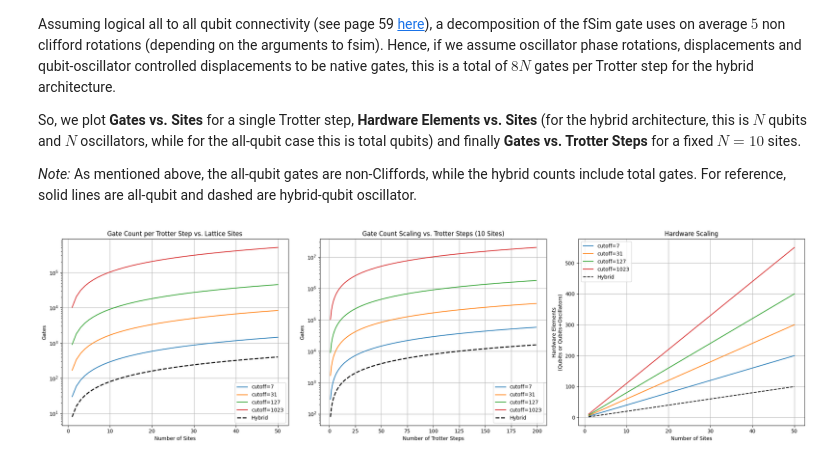
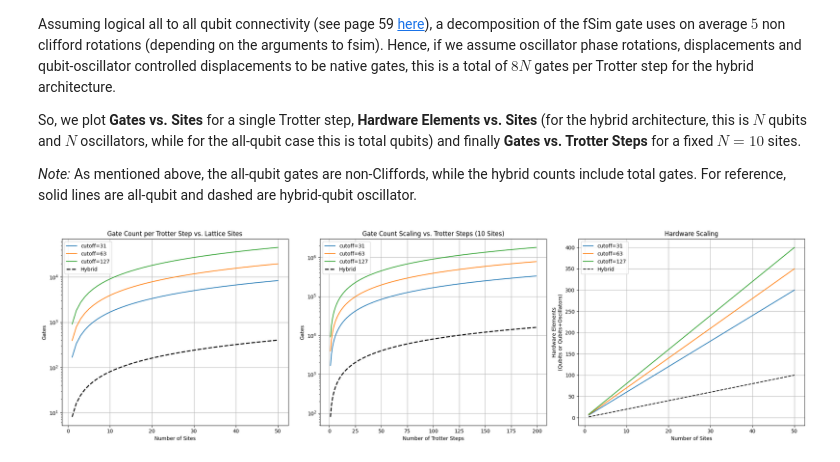
Before and after one commit to samgodwood/bosonic-qiskit, a Jupyter notebook: playground/bosonic_operator_costs/holstein/qubit_holstein.ipynb, the cells around one changed output. Saved outputs shown, nothing was run; the diff lists cells and outputs as text; code cells hidden in the pictures.

```diff
--- a/playground/bosonic_operator_costs/holstein/qubit_holstein.ipynb
+++ b/playground/bosonic_operator_costs/holstein/qubit_holstein.ipynb
@@ -317,7 +317,7 @@ So, we plot **Gates vs. Sites** for a single Trotter step, **Hardware Elements v
 *Note:* As mentioned above, the all-qubit gates are non-Cliffords, while the hybrid counts include total gates. For reference, solid lines are all-qubit and dashed are hybrid-qubit oscillator.
 # %%
 # First two plots parameters
-q_values = [3, 5, 7, 10]
+q_values = [5, 6, 7]
 cutoffs = [2 ** q - 1 for q in q_values]
 N = np.arange(1, 51)
 
@@ -341,31 +341,31 @@ axes[0].legend()
 
 # --- Second subplot: Total Gate Count vs. Trotter Steps for a 10-Site Lattice ---
 for q, cutoff in zip(q_values, cutoffs):
     single_step_gates = fixed_sites * (q * (2 ** q) + q + 2) + 1
     total_gates = trotter_steps * single_step_gates
     axes[1].plot(trotter_steps, total_gates, label=f'cutoff={cutoff}')
 
 hybrid_gate_per_step = 8 * fixed_sites
 axes[1].plot(trotter_steps, trotter_steps * hybrid_gate_per_step, 'k--', linewidth=2, label='Hybrid')
 axes[1].set(xlabel="Number of Trotter Steps",
             ylabel="Gates",
             title="Gate Count Scaling vs. Trotter Steps (10 Sites)",
             yscale="log")
 axes[1].grid(True)
 axes[1].legend()
 
 # --- Third subplot: Hardware Resource Scaling vs. Lattice Sites ---
 for q, cutoff in zip(q_values, cutoffs):
     axes[2].plot(N, N * (1 + np.log2(cutoff + 1)),
                  label=f'cutoff={cutoff}')
 axes[2].plot(N, 2 * N, 'k--', label='Hybrid')
 axes[2].set(xlabel="Number of Sites",
             ylabel="Hardware Elements\n(Qubits or Qubits+Oscillators)",
             title="Hardware Scaling")
 axes[2].grid(True)
 axes[2].legend()
 
 plt.tight_layout()
 plt.show()
 # %% [output]
-[figure, old version]
+[figure, new version]
```
Also changed, not shown: parts of 3 cells of this notebook.
